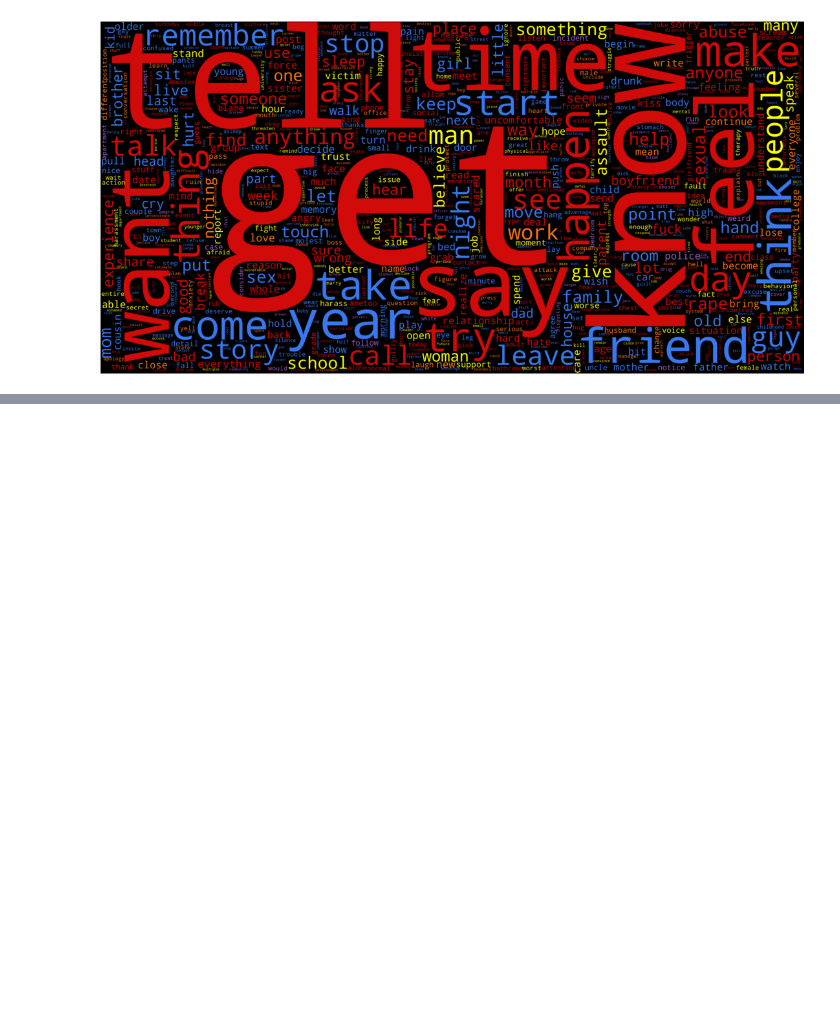
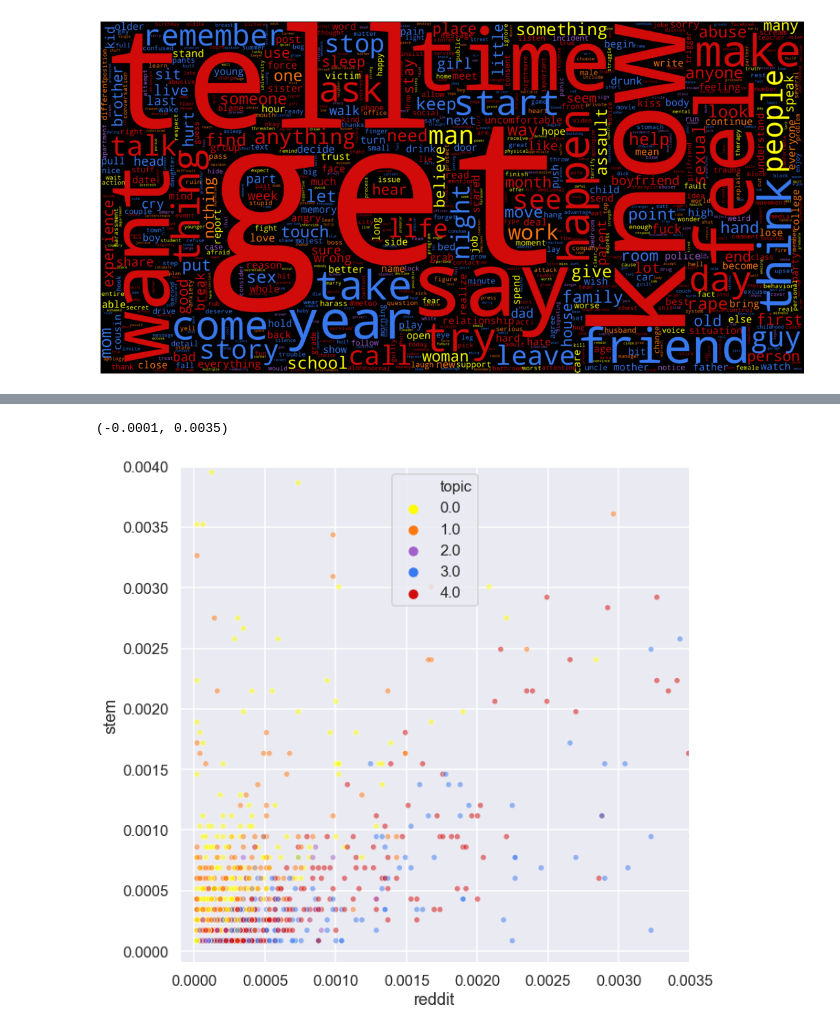
Before and after one commit to k-christensen/MeToo_in_STEM, a Jupyter notebook: data_collection_processing_and_analysis.ipynb, the cells around one changed output, grey strips where cells are left out. Cells and saved outputs as stored; diff of their text form; code cells hidden in the pictures; blank space fills up the shorter version.

```diff
--- a/data_collection_processing_and_analysis.ipynb
+++ b/data_collection_processing_and_analysis.ipynb
@@ -516,0 +584,12 @@ plt.show()
+# %%
+fig, ax = plt.subplots(figsize=(10,10))
+
+sns.scatterplot(x='reddit', y = 'stem', hue = 'topic',
+                data = compare_df, alpha= 0.5,
+                palette = list(color_word_list_dict.keys()), s = 40)
+
+plt.ylim(-0.0001, 0.004)
+plt.xlim(-0.0001, 0.0035)
+# %% [output]
+(-0.0001, 0.0035)
+[figure, added]
```
Also changed, not shown: parts of 19 cells of this notebook.
